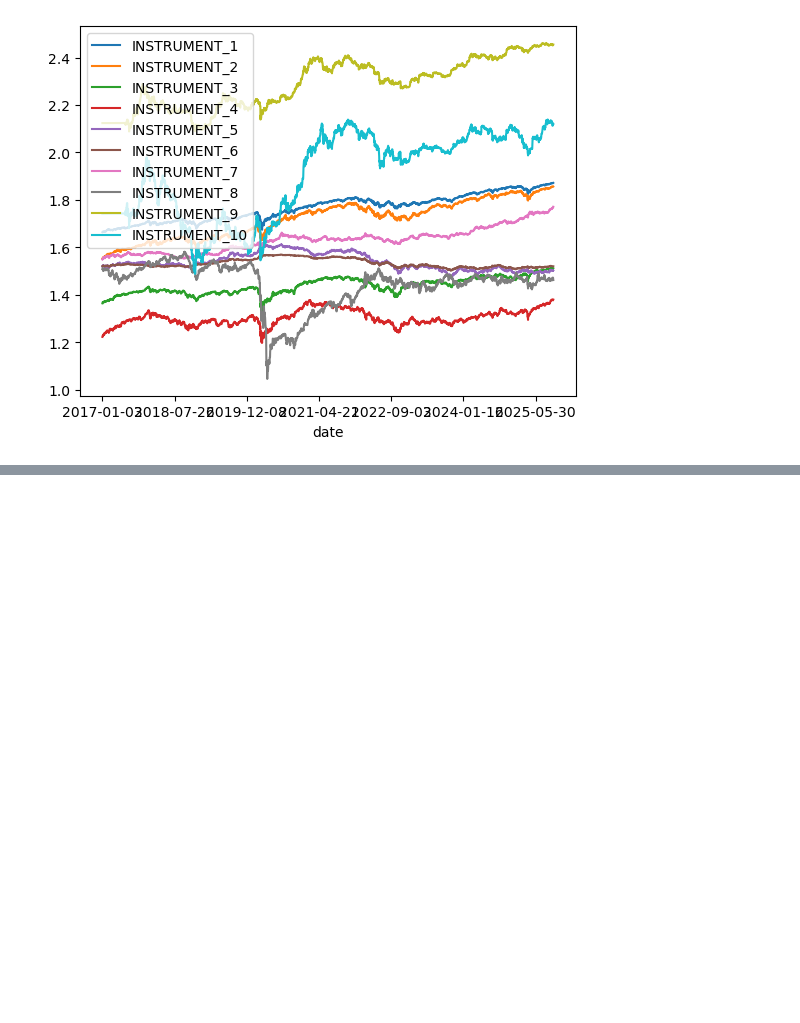
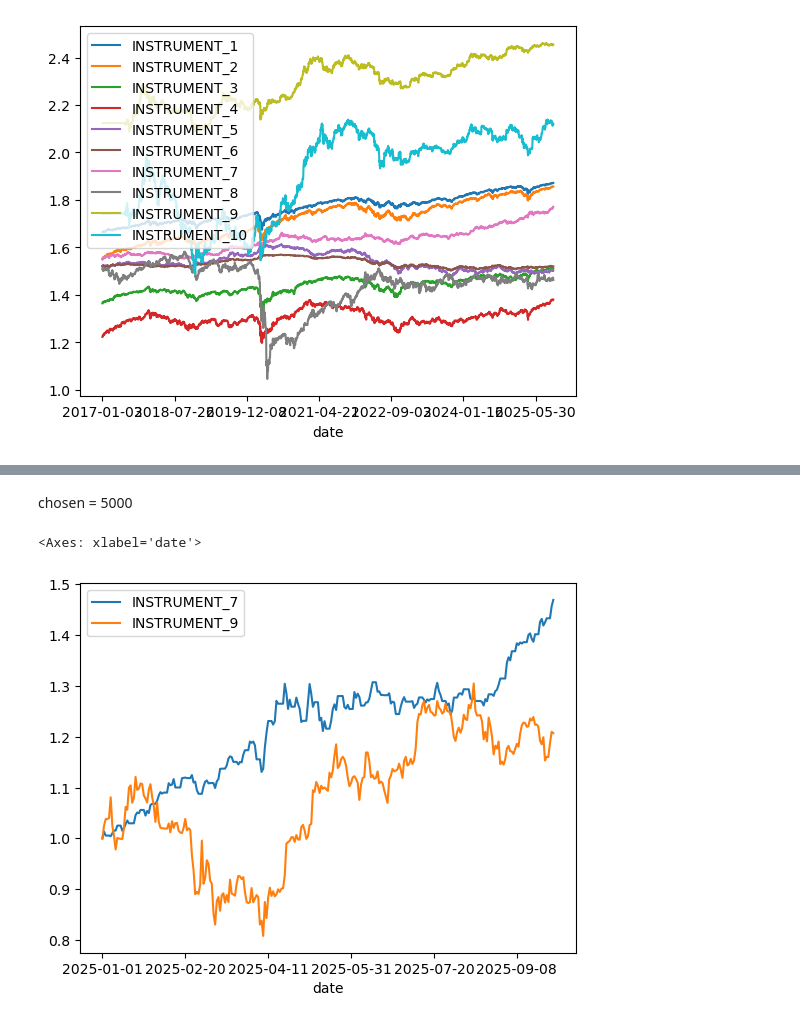
Before and after one commit to berra-dogan/man-imperial-algothon-2026, a Jupyter notebook: model.ipynb, the cells around one changed output, grey strips where cells are left out. Saved outputs shown, nothing was run; the diff lists cells and outputs as text; code cells hidden in the pictures; blank space fills up the shorter version.

```diff
--- a/model.ipynb
+++ b/model.ipynb
@@ -865,0 +697,7 @@ weights_t
+# %% [markdown]
+chosen = 5000
+# %%
+(scratch_df / scratch_df.iloc[0]).iloc[:, [6, 8]].plot()
+# %% [output]
+<Axes: xlabel='date'>
+[figure, added]
```
Also changed, not shown: parts of 11 cells of this notebook, 17 other files.
